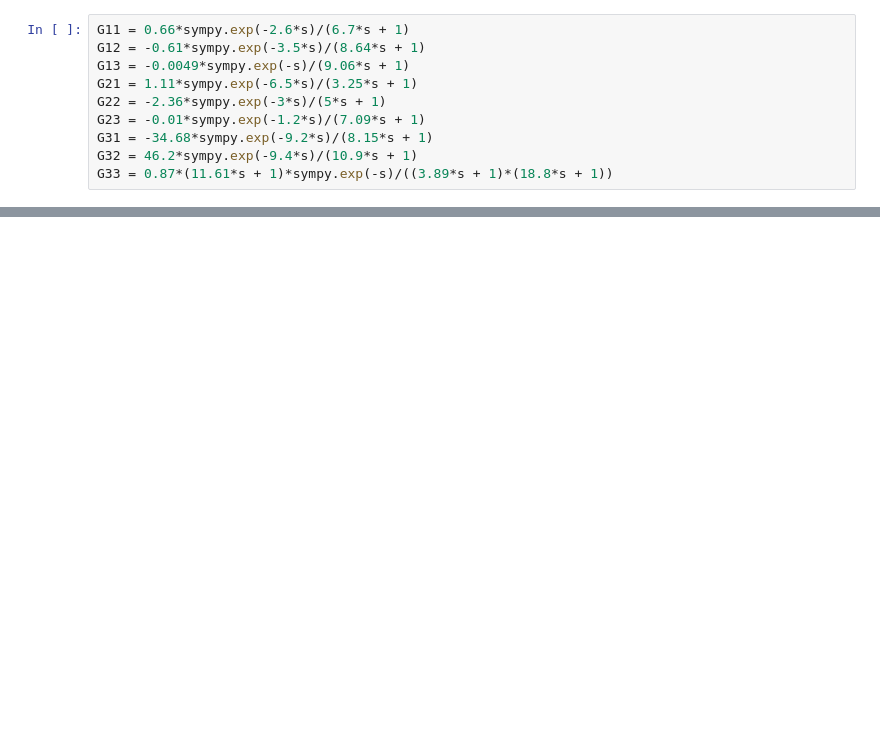
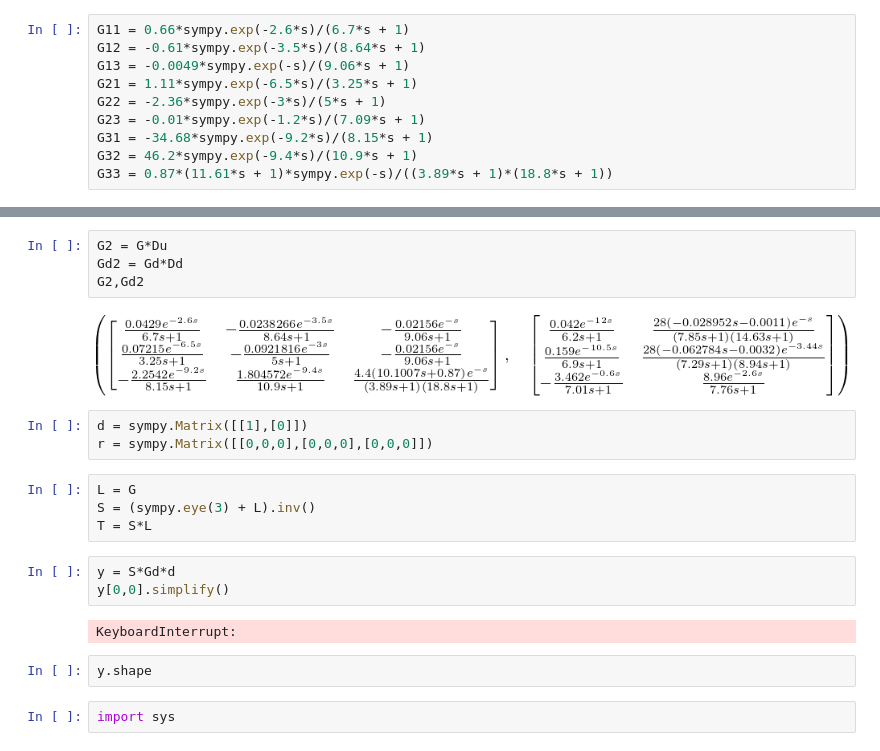
Before and after one commit to WillemASmit/CBT700---Project, a Jupyter notebook: Process Model Description and Information/Ethanol Coloumn - sympy model.ipynb, the cells around one changed output, grey strips where cells are left out. Saved outputs shown, nothing was run; the diff lists cells and outputs as text; blank space fills up the shorter version.

```diff
--- a/Process Model Description and Information/Ethanol Coloumn - sympy model.ipynb
+++ b/Process Model Description and Information/Ethanol Coloumn - sympy model.ipynb
@@ -61,0 +111,22 @@ sympy.plot(g11 + 0.74,(t, 0, 100))
+# %%
+G2 = G*Du
+Gd2 = Gd*Dd
+G2,Gd2
+# %% [output]
+[figure, added]
+# %%
+d = sympy.Matrix([[1],[0]])
+r = sympy.Matrix([[0,0,0],[0,0,0],[0,0,0]])
+# %%
+L = G
+S = (sympy.eye(3) + L).inv()
+T = S*L
+# %%
+y = S*Gd*d
+y[0,0].simplify()
+# %% [output]
+KeyboardInterrupt:
+# %%
+y.shape
+# %%
+import sys
```
Also changed, not shown: parts of 12 cells of this notebook, 30 other files.
